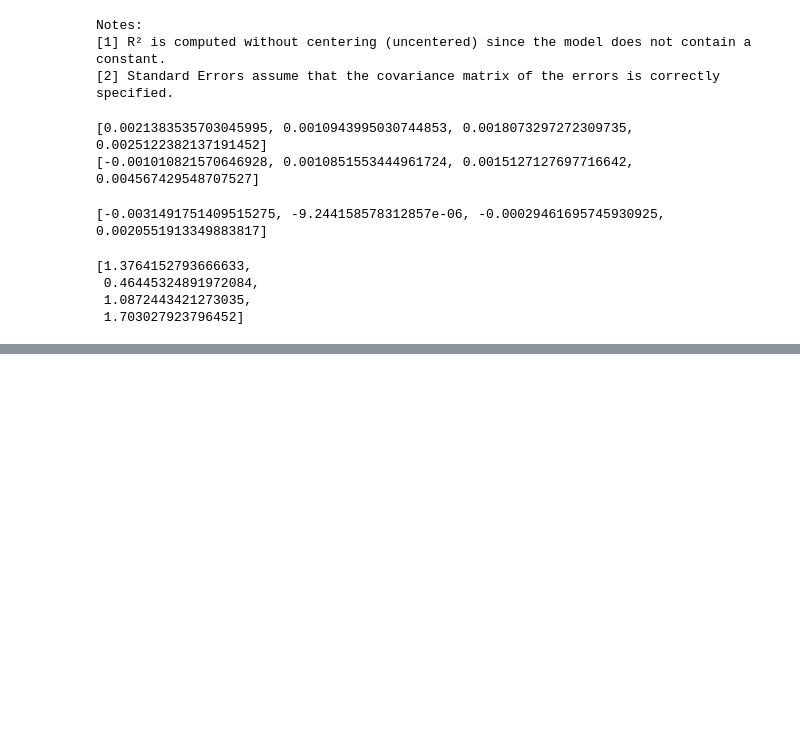
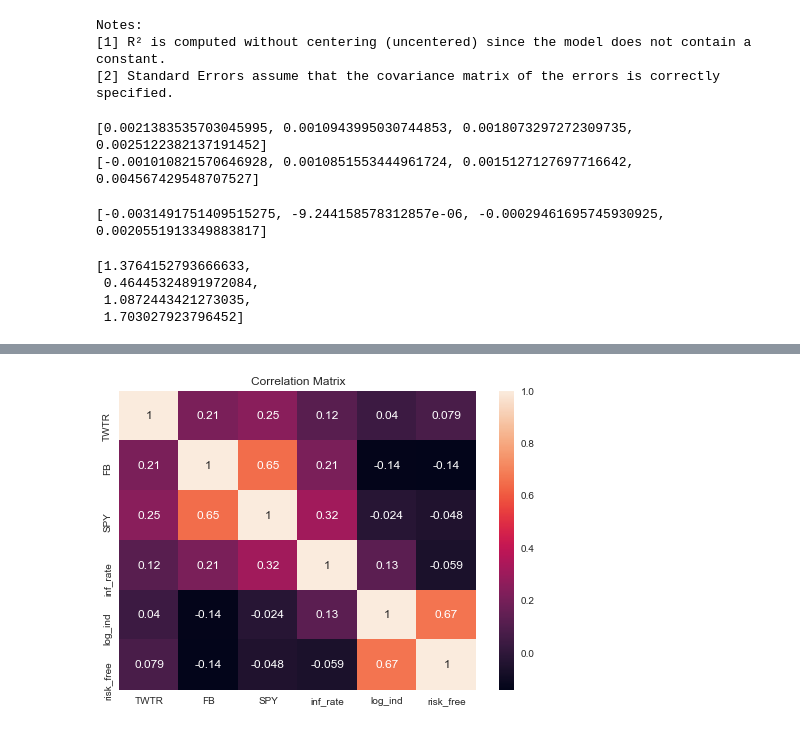
Before and after one commit to ddimucci/Manning_Stocks_Course, a Jupyter notebook: Manning_Live_Project/Manning_Linear_Regression_For_Valuation.ipynb, the cells around one changed output, grey strips where cells are left out. Cells and saved outputs as stored; diff of their text form; code cells hidden in the pictures; blank space fills up the shorter version.

```diff
--- a/Manning_Live_Project/Manning_Linear_Regression_For_Valuation.ipynb
+++ b/Manning_Live_Project/Manning_Linear_Regression_For_Valuation.ipynb
@@ -326,0 +361,4 @@ rf = riskfree['2015-01-01':'2021-05-01']
+# %%
+log_ind.index.names = ['Date']
+inf_rate.index.names = ['Date']
+rfrate.index.names = ['Date']
@@ -326,0 +372,6 @@ rf = riskfree['2015-01-01':'2021-05-01']
+# %%
+"""Calculate the monthly returns"""
+returns = stocks.pct_change()
+returns.dropna(inplace=True)
+returns.head()
+print(returns)
@@ -326,0 +394,11 @@ rf = riskfree['2015-01-01':'2021-05-01']
+# %%
+inf = inf_rate.iloc[1:]
+ind = log_ind.iloc[2:]
+rfree = rfrate.iloc[2:]
+# %%
+inf.index = returns.index
+ind.index = returns.index
+rfree.index = returns.index
+
+apt_df = pd.concat([returns, inf, ind, rfree], axis=1)
+apt_df.columns = ['TWTR', 'FB', 'SPY', 'inf_rate', 'log_ind', 'risk_free']
@@ -326,0 +422,7 @@ rf = riskfree['2015-01-01':'2021-05-01']
+# %%
+heat_corr = apt_df[1:].corr()
+sns.heatmap(heat_corr, annot=True)
+plt.title("Correlation Matrix")
+plt.show()
+# %% [output]
+[figure, added]
```
Also changed, not shown: parts of 9 cells of this notebook.
